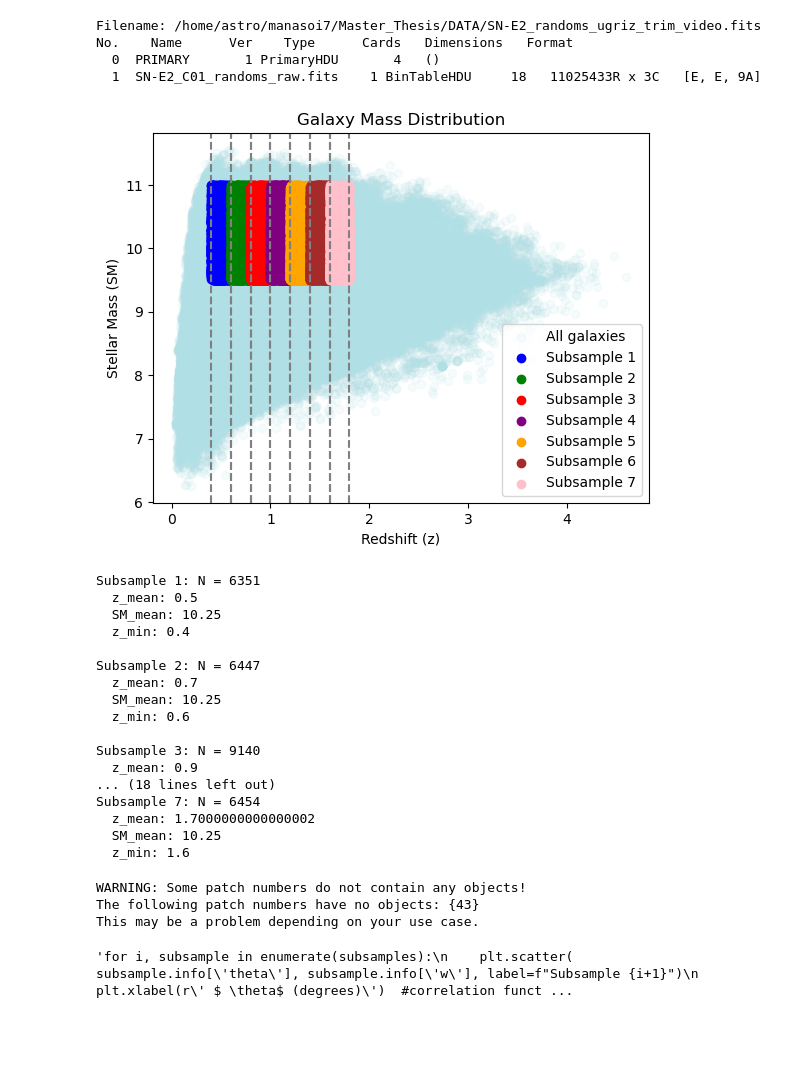
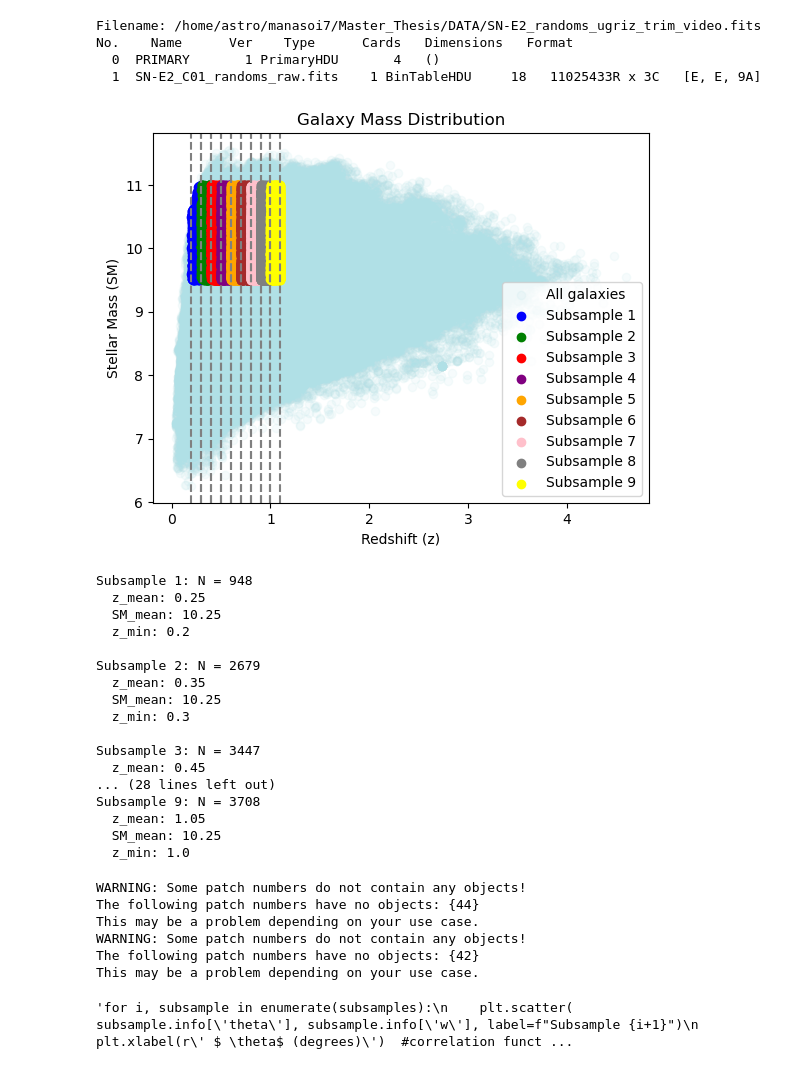
Before and after one commit to OtiliaIrina/Master_Thesis, a Jupyter notebook: SN-E2.ipynb, the cells around one changed output. Saved outputs shown, nothing was run; the diff lists cells and outputs as text; code cells hidden in the pictures; blank space fills up the shorter version.

```diff
--- a/SN-E2.ipynb
+++ b/SN-E2.ipynb
@@ -105,7 +105,7 @@ class Subsample:
 
 
 # Define z and SM ranges
-z_values = np.array([ 0.4,0.6,0.8, 1.0, 1.2, 1.4,1.6,1.8])
+z_values = np.array([ 0.2,0.3,0.4,0.5,0.6,0.7,0.8, 0.9,1.0, 1.1])  ### be careful about completness issues, maybe stop at 0.4 for high SM
 
 SM_range = np.linspace(9.5, 11, num=2) # High SM
 #SM_range = np.linspace(8, 9.5, num=2) #Low SM
@@ -160,51 +160,51 @@ for i in range(len(z_values) - 1):
     z_max = z_values[i + 1]
     plt.axvline(z_min, linestyle='--', color='gray')
     plt.axvline(z_max, linestyle='--', color='gray')
 
 plt.xlabel('Redshift (z)')
 plt.ylabel('Stellar Mass (SM)')
 plt.title('Galaxy Mass Distribution')
 plt.legend()
 plt.show()
 
 # Create SkyCoord catalogs for subsamples
 catalogs = []
 
 for subsample in subsamples:
     subset = subsample.apply(t)
     catalog = t[subset]
     #catalog = SkyCoord(ra=ra_subset * u.deg, dec=dec_subset * u.deg)
 
     catalogs.append(catalog)
 
 # Print number of galaxies in each subsample
 for i, subsample in enumerate(subsamples):
     N = len(catalogs[i])
 
     print(f"Subsample {i+1}: N = {N}")
     print(f"  z_mean: {subsample.info['z_mean']}")
     print(f"  SM_mean: {subsample.info['SM_mean']}")
     print(f"  z_min: {subsample.info['z_min']}")
     print()
 # %% [output]
-[figure, old version]
+[figure, new version]
-Subsample 1: N = 6351
-  z_mean: 0.5
+Subsample 1: N = 948
+  z_mean: 0.25
   SM_mean: 10.25
-  z_min: 0.4
+  z_min: 0.2
 
-Subsample 2: N = 6447
-  z_mean: 0.7
+Subsample 2: N = 2679
+  z_mean: 0.35
   SM_mean: 10.25
-  z_min: 0.6
+  z_min: 0.3
 
-Subsample 3: N = 9140
-  z_mean: 0.9
-... (18 lines left out)
-Subsample 7: N = 6454
-  z_mean: 1.7000000000000002
+Subsample 3: N = 3447
+  z_mean: 0.45
+... (28 lines left out)
+Subsample 9: N = 3708
+  z_mean: 1.05
   SM_mean: 10.25
-  z_min: 1.6
+  z_min: 1.0
 # %%
 
 class CorrelationFunction:
@@ -255,8 +255,11 @@ for i, catalog in enumerate(catalogs):
     corr_funcs.append(corr_func)
 # %% [output]
 WARNING: Some patch numbers do not contain any objects!
-The following patch numbers have no objects: {43}
+The following patch numbers have no objects: {44}
 This may be a problem depending on your use case.
+WARNING: Some patch numbers do not contain any objects!
+The following patch numbers have no objects: {42}
+This may be a problem depending on your use case.
 # %%
 """for i, subsample in enumerate(subsamples):
     plt.scatter( subsample.info['theta'], subsample.info['w'], label=f"Subsample {i+1}")
```
Also changed, not shown: parts of 15 cells of this notebook, 23 other files.
